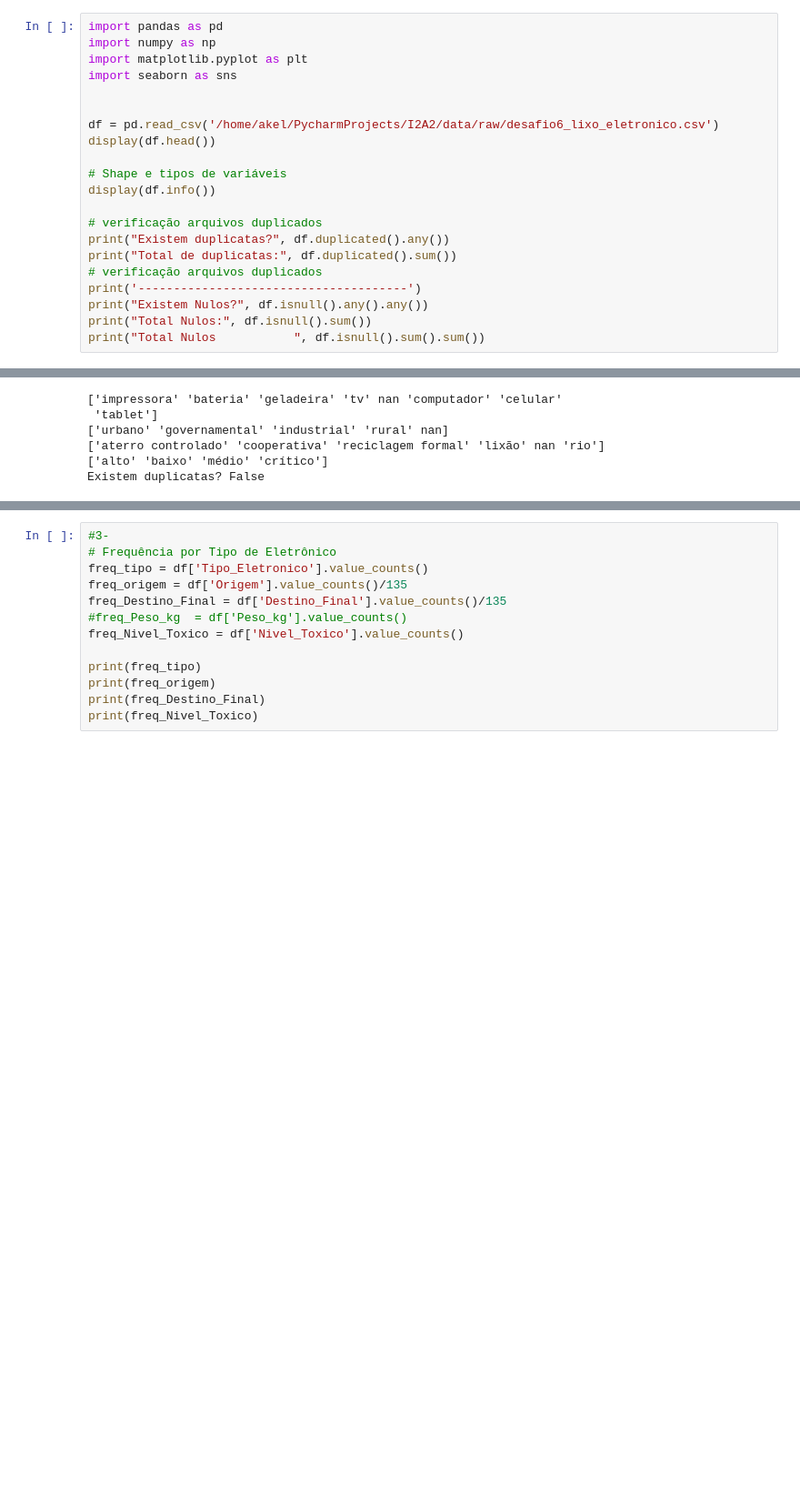
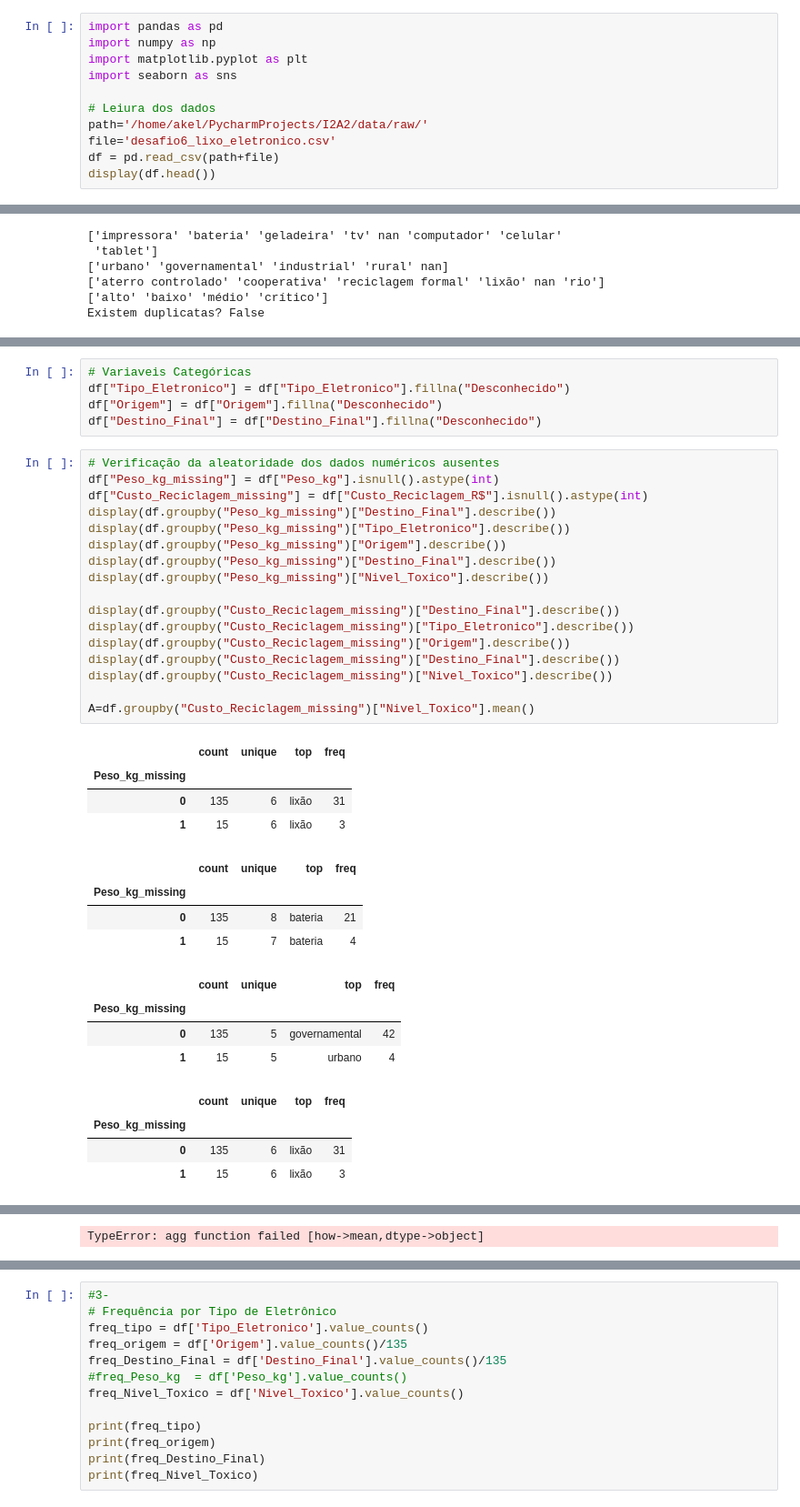
Before and after one commit to albertoakel/I2A2, a Jupyter notebook: notebook/I2A2_TAREFA6_GRUPO26_DRAFT.ipynb, the cells around one changed output, grey strips where cells are left out. Shown at 91% size. Cells and saved outputs as stored; diff of their text form; blank space fills up the shorter version.

```diff
--- a/notebook/I2A2_TAREFA6_GRUPO26_DRAFT.ipynb
+++ b/notebook/I2A2_TAREFA6_GRUPO26_DRAFT.ipynb
@@ -145,21 +61,11 @@ import numpy as np
 import matplotlib.pyplot as plt
 import seaborn as sns
 
-
-df = pd.read_csv('/home/akel/PycharmProjects/I2A2/data/raw/desafio6_lixo_eletronico.csv')
+# Leiura dos dados
+path='/home/akel/PycharmProjects/I2A2/data/raw/'
+file='desafio6_lixo_eletronico.csv'
+df = pd.read_csv(path+file)
 display(df.head())
-
-# Shape e tipos de variáveis
-display(df.info())
-
-# verificação arquivos duplicados
-print("Existem duplicatas?", df.duplicated().any())
-print("Total de duplicatas:", df.duplicated().sum())
-# verificação arquivos duplicados
-print('--------------------------------------')
-print("Existem Nulos?", df.isnull().any().any())
-print("Total Nulos:", df.isnull().sum())
-print("Total Nulos           ", df.isnull().sum().sum())
 # %% [output]
 |  | ID_Registro | Tipo_Eletronico | Ano_Fabricacao | Origem | Destino_Final | Peso_kg | Nivel_Toxico | ... |
 | 0 | 1 | Impressora | 2006 | Urbana | Aterro Controlado | 30.95 | Alto | ... |
@@ -226,0 +161,39 @@ Existem duplicatas? False
+# %%
+# Variaveis Categóricas
+df["Tipo_Eletronico"] = df["Tipo_Eletronico"].fillna("Desconhecido")
+df["Origem"] = df["Origem"].fillna("Desconhecido")
+df["Destino_Final"] = df["Destino_Final"].fillna("Desconhecido")
+# %%
+# Verificação da aleatoridade dos dados numéricos ausentes
+df["Peso_kg_missing"] = df["Peso_kg"].isnull().astype(int)
+df["Custo_Reciclagem_missing"] = df["Custo_Reciclagem_R$"].isnull().astype(int)
+display(df.groupby("Peso_kg_missing")["Destino_Final"].describe())
+display(df.groupby("Peso_kg_missing")["Tipo_Eletronico"].describe())
+display(df.groupby("Peso_kg_missing")["Origem"].describe())
+display(df.groupby("Peso_kg_missing")["Destino_Final"].describe())
+display(df.groupby("Peso_kg_missing")["Nivel_Toxico"].describe())
+
+display(df.groupby("Custo_Reciclagem_missing")["Destino_Final"].describe())
+display(df.groupby("Custo_Reciclagem_missing")["Tipo_Eletronico"].describe())
+display(df.groupby("Custo_Reciclagem_missing")["Origem"].describe())
+display(df.groupby("Custo_Reciclagem_missing")["Destino_Final"].describe())
+display(df.groupby("Custo_Reciclagem_missing")["Nivel_Toxico"].describe())
+
+A=df.groupby("Custo_Reciclagem_missing")["Nivel_Toxico"].mean()
+# %% [output]
+|  | count | unique | top | freq |
+| Peso_kg_missing |  |  |  |  |
+| 0 | 135 | 6 | lixão | 31 |
+| 1 | 15 | 6 | lixão | 3 |
+|  | count | unique | top | freq |
+| Peso_kg_missing |  |  |  |  |
+| 0 | 135 | 8 | bateria | 21 |
+| 1 | 15 | 7 | bateria | 4 |
+|  | count | unique | top | freq |
+| Peso_kg_missing |  |  |  |  |
+| 0 | 135 | 5 | governamental | 42 |
+| 1 | 15 | 5 | urbano | 4 |
+|  | count | unique | top | freq |
+| Peso_kg_missing |  |  |  |  |
+| 0 | 135 | 6 | lixão | 31 |
+| 1 | 15 | 6 | lixão | 3 |
@@ -226,0 +224 @@ Existem duplicatas? False
+TypeError: agg function failed [how->mean,dtype->object]
```
Also changed, not shown: parts of 12 cells of this notebook, 1 other file.
